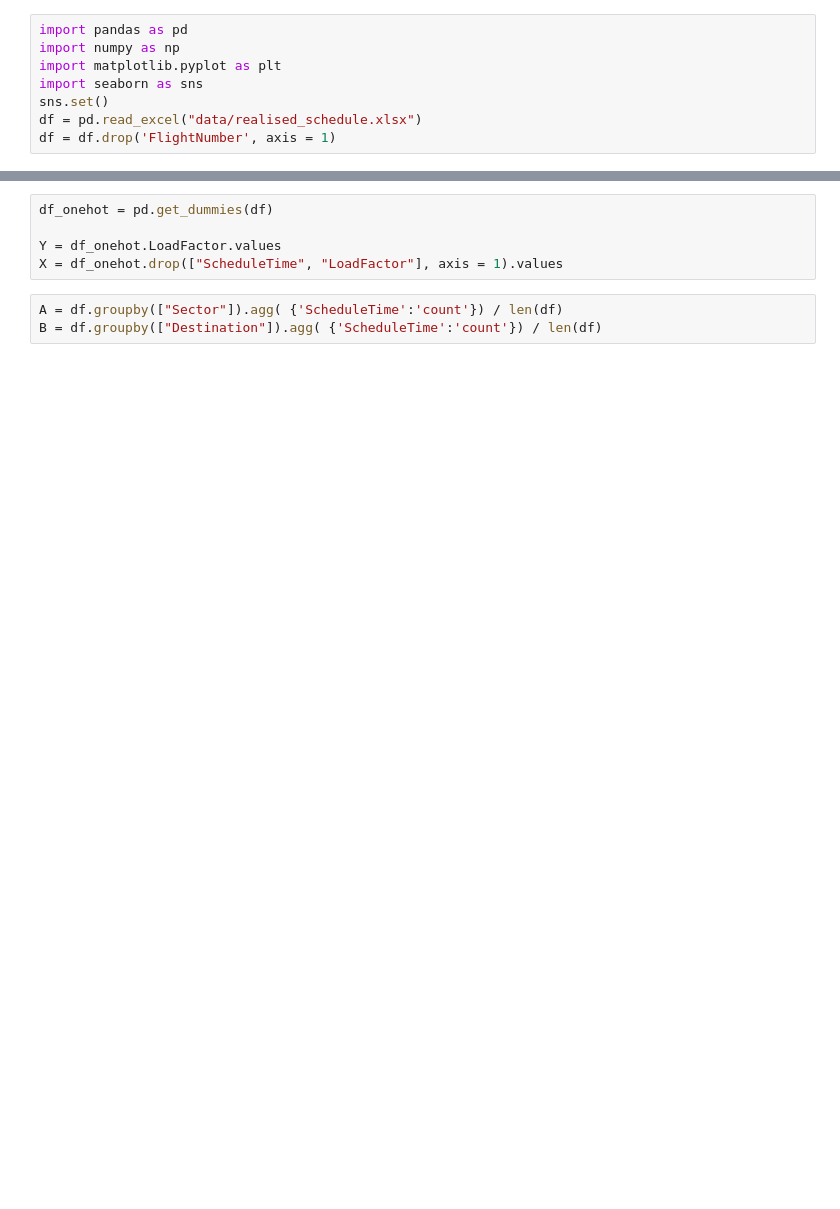
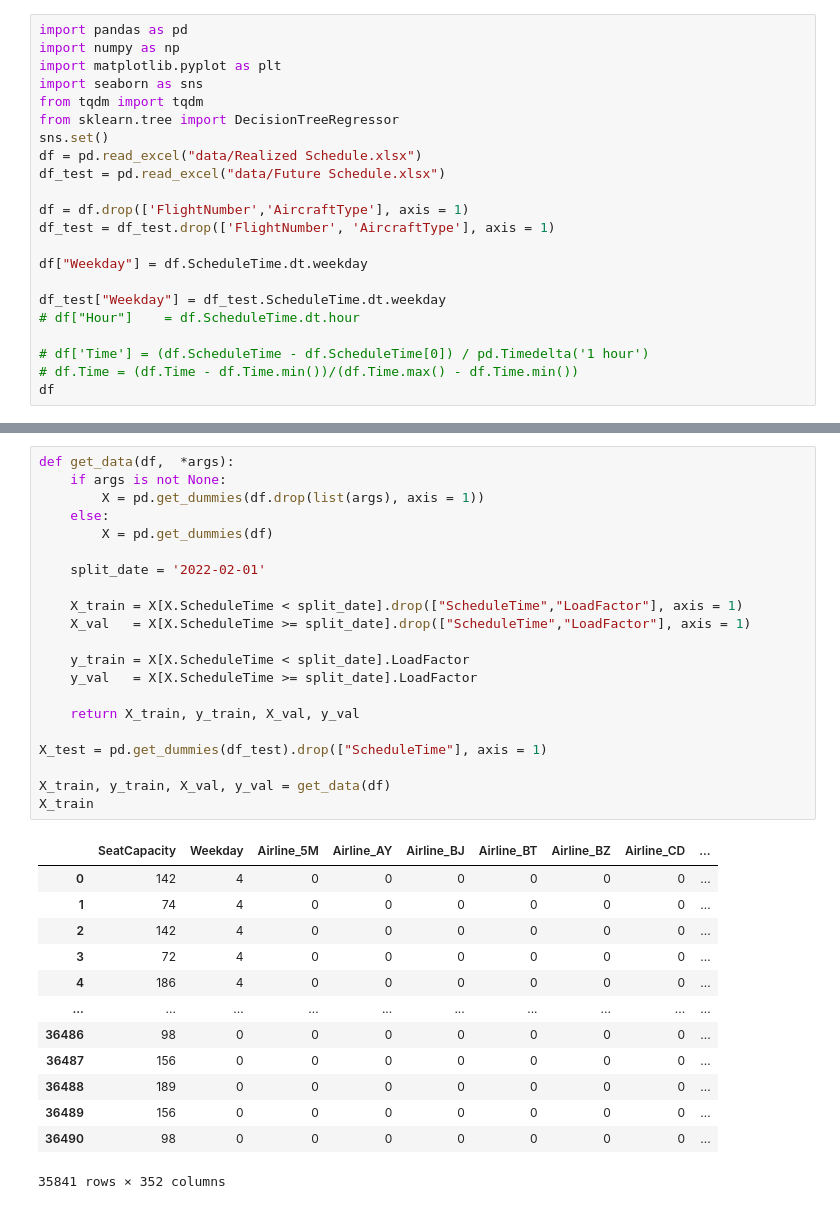
Before and after one commit to MatildeDP/ComputationalDataAnalysisProject, a Jupyter notebook: model.ipynb, the cells around one changed output, grey strips where cells are left out. Cells and saved outputs as stored; diff of their text form; blank space fills up the shorter version.

```diff
--- a/model.ipynb
+++ b/model.ipynb
@@ -3,6 +3,20 @@ import pandas as pd
 import numpy as np
 import matplotlib.pyplot as plt
 import seaborn as sns
+from tqdm import tqdm
+from sklearn.tree import DecisionTreeRegressor
 sns.set()
-df = pd.read_excel("data/realised_schedule.xlsx")
-df = df.drop('FlightNumber', axis = 1)
+df = pd.read_excel("data/Realized Schedule.xlsx")
+df_test = pd.read_excel("data/Future Schedule.xlsx")
+
+df = df.drop(['FlightNumber','AircraftType'], axis = 1)
+df_test = df_test.drop(['FlightNumber', 'AircraftType'], axis = 1)
+
+df["Weekday"] = df.ScheduleTime.dt.weekday
+
+df_test["Weekday"] = df_test.ScheduleTime.dt.weekday
+# df["Hour"]    = df.ScheduleTime.dt.hour
+
+# df['Time'] = (df.ScheduleTime - df.ScheduleTime[0]) / pd.Timedelta('1 hour')
+# df.Time = (df.Time - df.Time.min())/(df.Time.max() - df.Time.min())
+df
@@ -13,8 +37,35 @@ OutOfBoundsDatetime: Out of bounds nanosecond timestamp: 1-01-01 01:00:00
-# %%
-df_onehot = pd.get_dummies(df)
-
-Y = df_onehot.LoadFactor.values
-X = df_onehot.drop(["ScheduleTime", "LoadFactor"], axis = 1).values
-# %%
-A = df.groupby(["Sector"]).agg( {'ScheduleTime':'count'}) / len(df)
-B = df.groupby(["Destination"]).agg( {'ScheduleTime':'count'}) / len(df)
+# %%
+def get_data(df,  *args):
+    if args is not None:
+        X = pd.get_dummies(df.drop(list(args), axis = 1))
+    else:
+        X = pd.get_dummies(df)
+
+    split_date = '2022-02-01'
+
+    X_train = X[X.ScheduleTime < split_date].drop(["ScheduleTime","LoadFactor"], axis = 1)
+    X_val   = X[X.ScheduleTime >= split_date].drop(["ScheduleTime","LoadFactor"], axis = 1)
+
+    y_train = X[X.ScheduleTime < split_date].LoadFactor
+    y_val   = X[X.ScheduleTime >= split_date].LoadFactor
+
+    return X_train, y_train, X_val, y_val
+
+X_test = pd.get_dummies(df_test).drop(["ScheduleTime"], axis = 1)
+
+X_train, y_train, X_val, y_val = get_data(df)
+X_train
+# %% [output]
+|  | SeatCapacity | Weekday | Airline_5M | Airline_AY | Airline_BJ | Airline_BT | Airline_BZ | Airline_CD | ... |
+| 0 | 142 | 4 | 0 | 0 | 0 | 0 | 0 | 0 | ... |
+| 1 | 74 | 4 | 0 | 0 | 0 | 0 | 0 | 0 | ... |
+| 2 | 142 | 4 | 0 | 0 | 0 | 0 | 0 | 0 | ... |
+| 3 | 72 | 4 | 0 | 0 | 0 | 0 | 0 | 0 | ... |
+| 4 | 186 | 4 | 0 | 0 | 0 | 0 | 0 | 0 | ... |
+| ... | ... | ... | ... | ... | ... | ... | ... | ... | ... |
+| 36486 | 98 | 0 | 0 | 0 | 0 | 0 | 0 | 0 | ... |
+| 36487 | 156 | 0 | 0 | 0 | 0 | 0 | 0 | 0 | ... |
+| 36488 | 189 | 0 | 0 | 0 | 0 | 0 | 0 | 0 | ... |
+| 36489 | 156 | 0 | 0 | 0 | 0 | 0 | 0 | 0 | ... |
+| 36490 | 98 | 0 | 0 | 0 | 0 | 0 | 0 | 0 | ... |
+35841 rows × 352 columns
```
Also changed, not shown: parts of 14 cells of this notebook, 5 other files.
